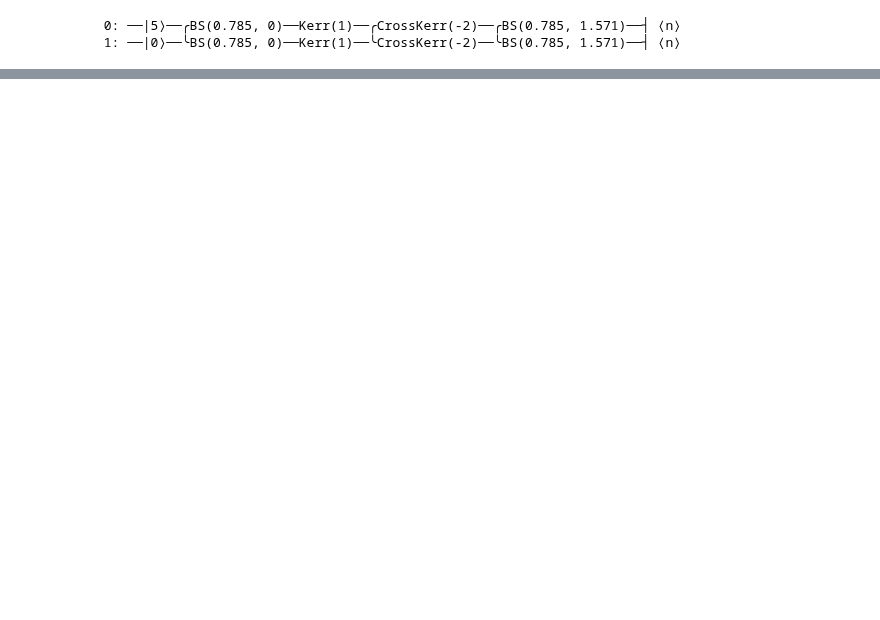
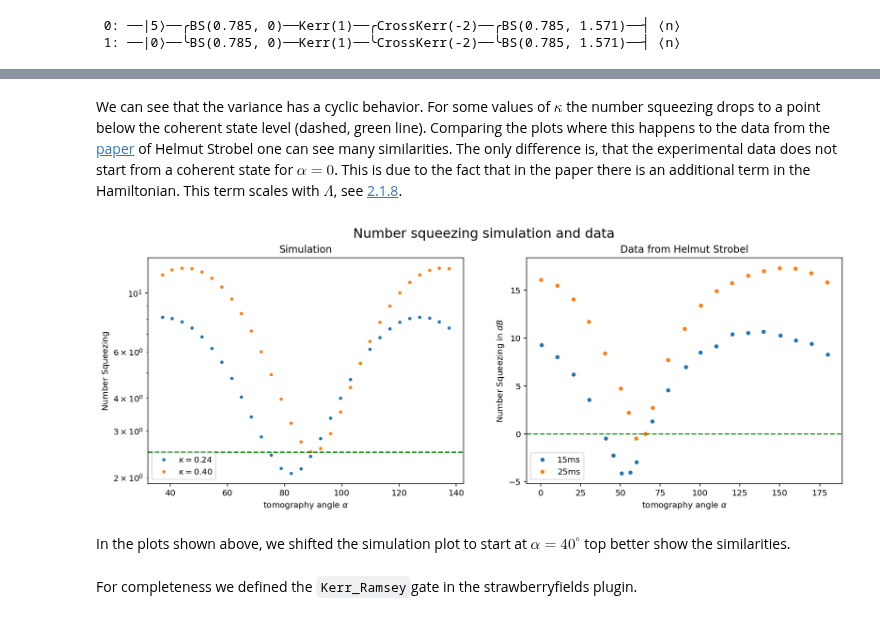
Before and after one commit to synqs/pennylane-ls, a Jupyter notebook: examples/Fisher_information.ipynb, the cells around one changed output, grey strips where cells are left out. Cells and saved outputs as stored; diff of their text form; code cells hidden in the pictures; blank space fills up the shorter version.

Commit message:
update repo to coquma-qi state

````diff
--- a/examples/Fisher_information.ipynb
+++ b/examples/Fisher_information.ipynb
@@ -195,0 +156,56 @@ ax.legend()
+# %% [markdown]
+We can see that the variance has a cyclic behavior. For some values of $\kappa$ the number squeezing drops to a point below the coherent state level (dashed, green line). Comparing the plots where this happens to the data from the [paper](https://arxiv.org/abs/1507.03782) of Helmut Strobel one can see many similarities. The only difference is, that the experimental data does not start from a coherent state for $\alpha=0$. This is due to the fact that in the paper there is an additional term in the Hamiltonian. This term scales with $\Lambda$, see [2.1.8](http://archiv.ub.uni-heidelberg.de/volltextserver/20251/1/HelmutStrobel_PHD.pdf).
+# %%
+f, (ax1, ax2) = plt.subplots(1, 2, figsize=(15,5))
+f.suptitle("Number squeezing simulation and data", fontsize=16)
+
+Nalphas = 30
+Nkappas = 10
+kappas = np.linspace(0, np.pi/8, Nkappas)
+alphas = np.linspace(0.65, 2.4, Nalphas);
+meansUp = np.zeros(Nalphas);
+meansDown = np.zeros(Nalphas);
+
+varsUp = np.zeros(Nalphas);
+varsDown = np.zeros(Nalphas);
+
+
+for ii in np.arange(Nalphas):
+    varsUp[ii], varsDown[ii] = Kerr_Ramsey(0.24, alpha=alphas[ii], var=True)
+
+Lz_var = varsUp + varsDown
+ax1.plot(np.degrees(alphas), Lz_var, ".", label=f"$\kappa=${0.24:.2f}")
+
+
+
+for ii in np.arange(Nalphas):
+    varsUp[ii], varsDown[ii] = Kerr_Ramsey(0.4, alpha=alphas[ii], var=True)
+
+
+Lz_var = varsUp + varsDown
+ax1.plot(np.degrees(alphas), Lz_var, ".", label=f"$\kappa=${0.4:.2f}", markersize=6)
+
+
+ax1.legend()
+ax1.set_title("Simulation")
+ax1.set_yscale("log")
+ax1.axhline(y=2.5, color='g', linestyle='--')
+ax1.set_ylabel('Number Squeezing')
+ax1.set_xlabel(r'tomography angle $\alpha$')
+
+
+
+
+ax2.set_title("Data from Helmut Strobel")
+ax2.plot(data_strobel_15.dB, data_strobel_15.alpha, 'o', label="15ms", markersize=4)
+ax2.plot(data_strobel_25.dB, data_strobel_25.alpha, 'o', label="25ms", markersize=4)
+ax2.axhline(y=0, color='g', linestyle='--')
+ax2.set_ylabel(r'Number Squeezing in $dB$')
+ax2.set_xlabel(r'tomography angle $\alpha$')
+_ = ax2.legend()
+# %% [output]
+[figure, added]
+# %% [markdown]
+In the plots shown above, we shifted the simulation plot to start at $\alpha=40^{\circ}$ top better show the similarities.
+# %% [markdown]
+For completeness we defined the ```Kerr_Ramsey```gate in the strawberryfields plugin.
````
Also changed, not shown: parts of 28 cells of this notebook, 6 other files.
